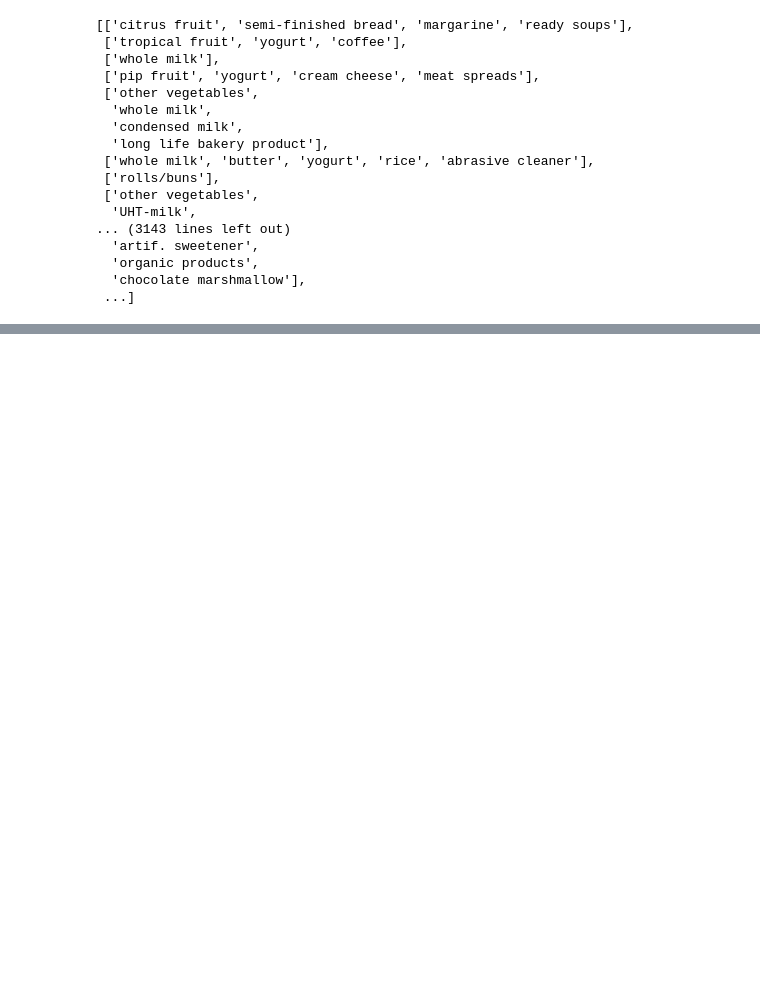
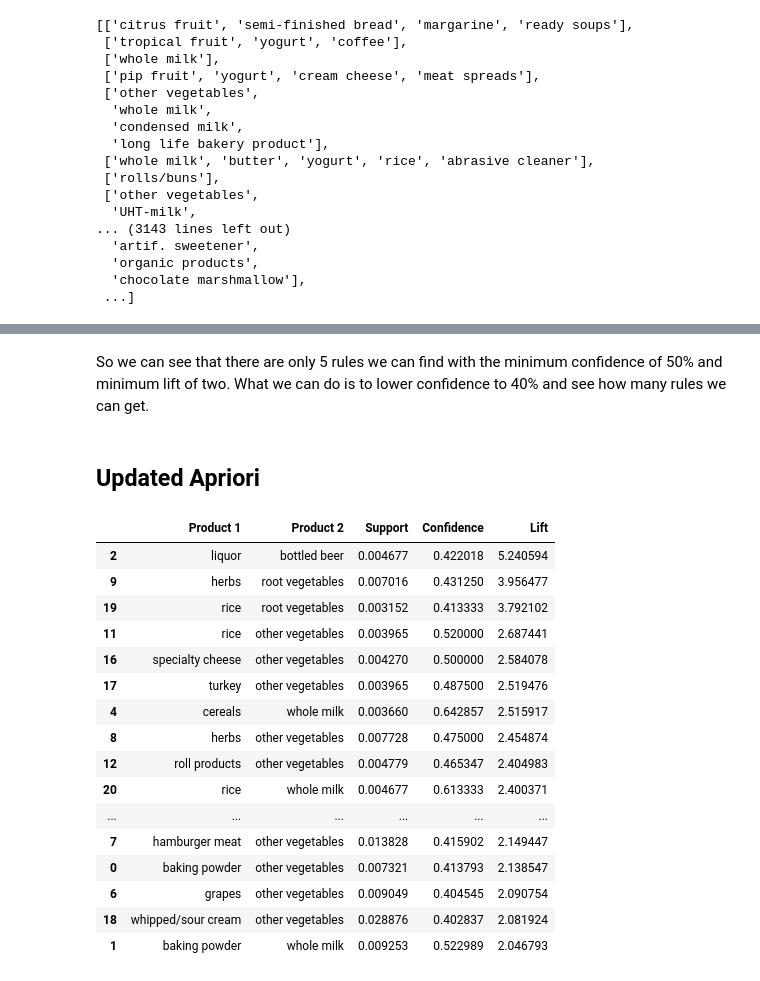
Before and after one commit to arturvilenskiy/data_science_portfolio, a Jupyter notebook: grocery_store_apriori.ipynb, the cells around one changed output, grey strips where cells are left out. Cells and saved outputs as stored; diff of their text form; code cells hidden in the pictures; blank space fills up the shorter version.

Commit message:
Final Apriori update

```diff
--- a/grocery_store_apriori.ipynb
+++ b/grocery_store_apriori.ipynb
@@ -80,2 +89,2 @@ transactions
 # %%
-rules = apriori(transactions = transactions, min_support = 0.003, min_confidence = 0.2, min_lift = 3, min_length = 2, max_length = 2)
+rules = apriori(transactions=transactions, min_support=0.003, min_confidence=0.5, min_lift=2, min_length=2, max_length=2)
@@ -82,2 +93,4 @@ rules = apriori(transactions = transactions, min_support = 0.003, min_confidence
 # %%
 results = list(rules)
+result = results[0]
+print(result)
@@ -84,9 +101,11 @@ results = list(rules)
 # %%
-def inspect(results):
-    lhs         = [tuple(result[2][0][0])[0] for result in results]
-    rhs         = [tuple(result[2][0][1])[0] for result in results]
-    supports    = [result[1] for result in results]
-    confidences = [result[2][0][2] for result in results]
-    lifts       = [result[2][0][3] for result in results]
-    return list(zip(lhs, rhs, supports, confidences, lifts))
-resultsinDataFrame = pd.DataFrame(inspect(results), columns = ['Left Hand Side', 'Right Hand Side', 'Support', 'Confidence', 'Lift'])
+def inspect_pair(results):
+    prod1, prod2, supports, confidences, lifts = [], [], [], [], []
+    for result in results:
+        prod1.append(tuple(result[2][0][0])[0])
+        prod2.append(tuple(result[2][0][1])[0])
+        supports.append(result[1])
+        confidences.append(result[2][0][2])
+        lifts.append(result[2][0][3])
+    columns =['Product 1', 'Product 2', 'Support', 'Confidence', 'Lift']
+    return list(zip(prod1,prod2,supports, confidences, lifts)), columns
@@ -126,0 +123,27 @@ resultsinDataFrame.nlargest(n = 50, columns = 'Lift')
+# %% [markdown]
+So we can see that there are only 5 rules we can find with the minimum confidence of 50% and minimum lift of two. What we can do is to lower confidence to 40% and see how many rules we can get.
+# %% [markdown]
+## Updated Apriori
+# %%
+rules = apriori(transactions=transactions, min_support=0.003, min_confidence=0.4, min_lift=2, min_length=2, max_length=2)
+results = list(rules)
+resultsinDataFrame = pd.DataFrame(inspect_pair(results)[0], columns = inspect_pair(results)[1])
+resultsinDataFrame.sort_values(by = 'Lift', ascending = False)
+# %% [output]
+|  | Product 1 | Product 2 | Support | Confidence | Lift |
+| 2 | liquor | bottled beer | 0.004677 | 0.422018 | 5.240594 |
+| 9 | herbs | root vegetables | 0.007016 | 0.431250 | 3.956477 |
+| 19 | rice | root vegetables | 0.003152 | 0.413333 | 3.792102 |
+| 11 | rice | other vegetables | 0.003965 | 0.520000 | 2.687441 |
+| 16 | specialty cheese | other vegetables | 0.004270 | 0.500000 | 2.584078 |
+| 17 | turkey | other vegetables | 0.003965 | 0.487500 | 2.519476 |
+| 4 | cereals | whole milk | 0.003660 | 0.642857 | 2.515917 |
+| 8 | herbs | other vegetables | 0.007728 | 0.475000 | 2.454874 |
+| 12 | roll products | other vegetables | 0.004779 | 0.465347 | 2.404983 |
+| 20 | rice | whole milk | 0.004677 | 0.613333 | 2.400371 |
+| ... | ... | ... | ... | ... | ... |
+| 7 | hamburger meat | other vegetables | 0.013828 | 0.415902 | 2.149447 |
+| 0 | baking powder | other vegetables | 0.007321 | 0.413793 | 2.138547 |
+| 6 | grapes | other vegetables | 0.009049 | 0.404545 | 2.090754 |
+| 18 | whipped/sour cream | other vegetables | 0.028876 | 0.402837 | 2.081924 |
+| 1 | baking powder | whole milk | 0.009253 | 0.522989 | 2.046793 |
```
Also changed, not shown: parts of 33 cells of this notebook.
